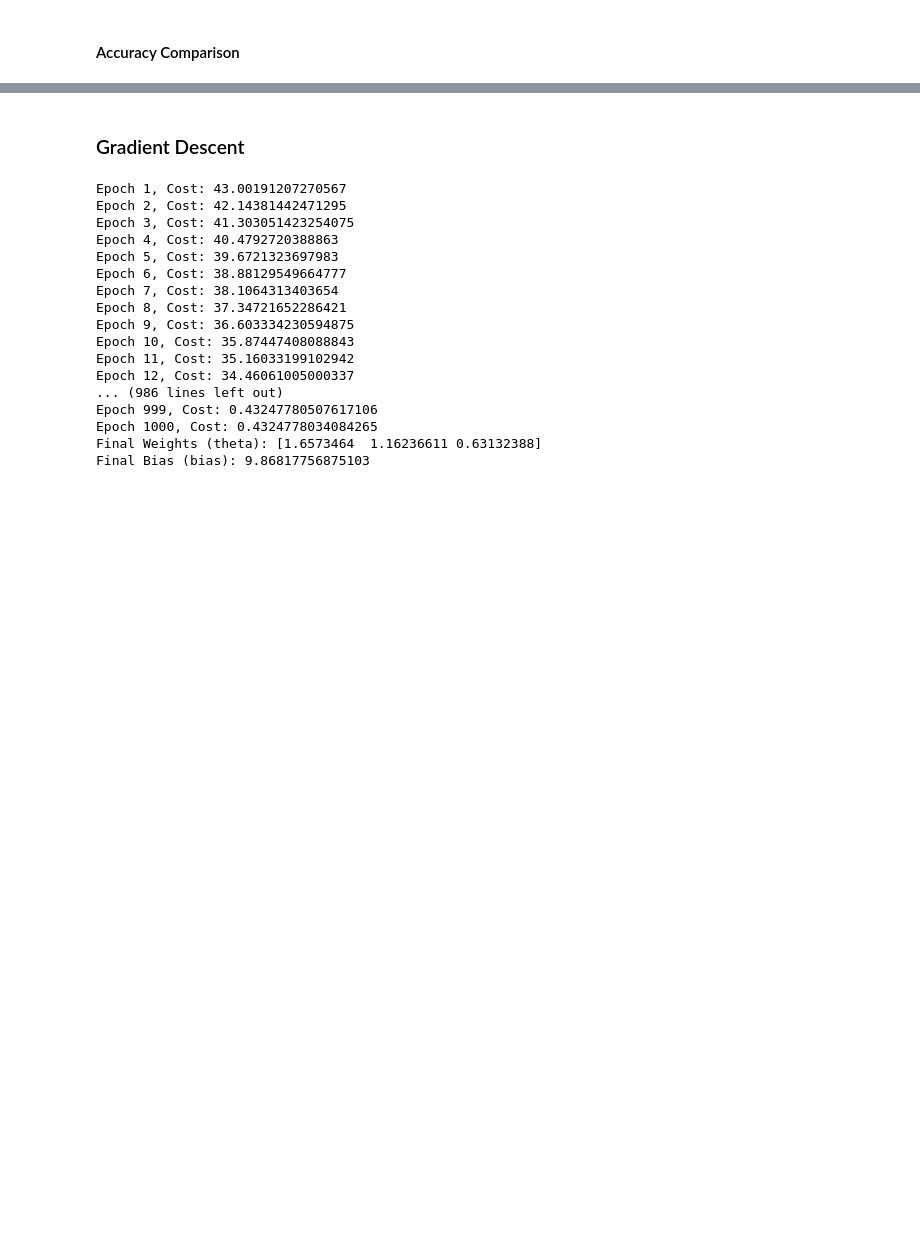
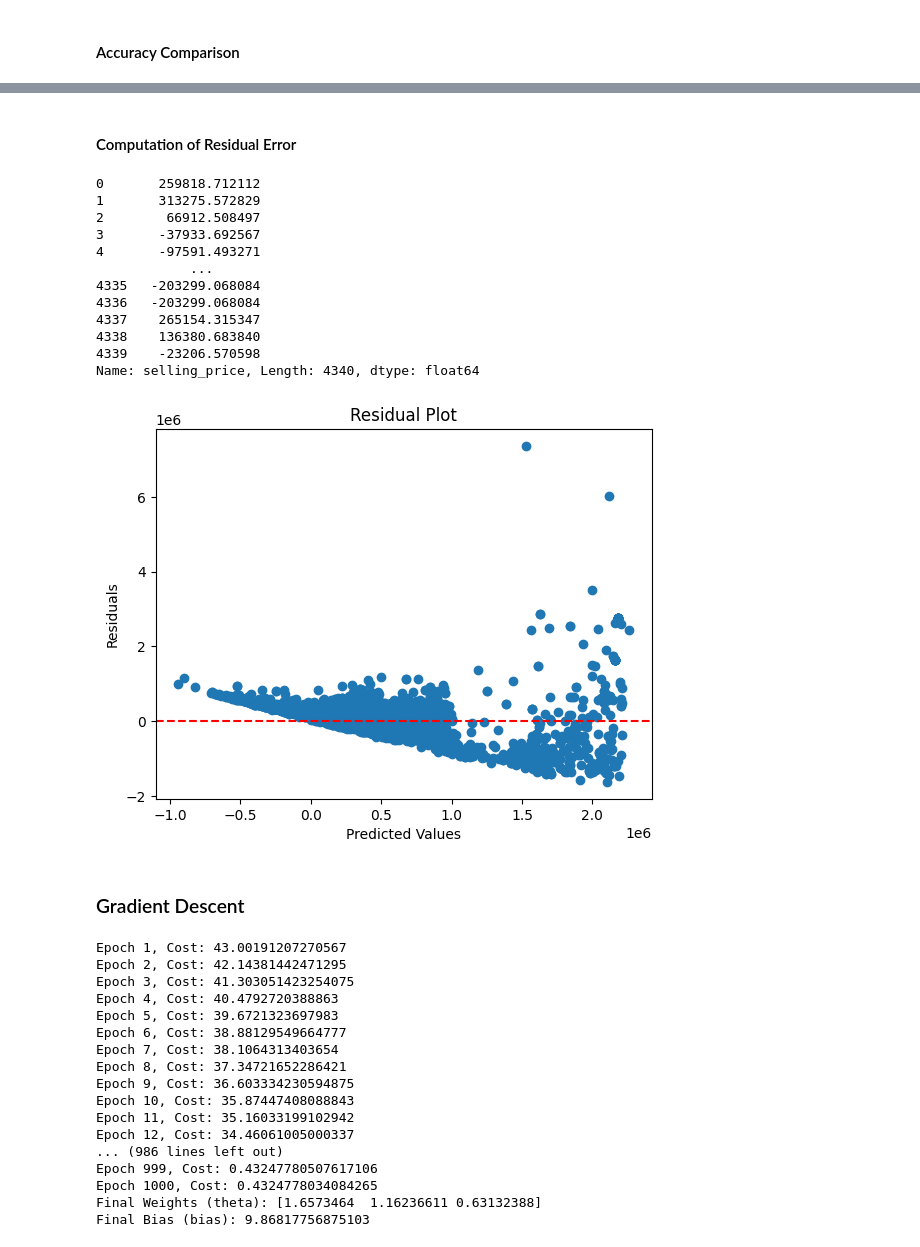
Before and after one commit to yahiaehab10/Used-Cars-Price-Prediction, a Jupyter notebook: usedCarsPricePrediction.ipynb, the cells around one changed output, grey strips where cells are left out. Drawn from its saved outputs; the diff is of its cells as text; code cells hidden in the pictures; blank space fills up the shorter version.

```diff
--- a/usedCarsPricePrediction.ipynb
+++ b/usedCarsPricePrediction.ipynb
@@ -199,3 +175,32 @@ MAE:  282071.3151055223
+# %% [markdown]
+#### Computation of Residual Error
+# %%
+residuals_LR = y_test - yPred_LR
+
+print(residuals_LR)
+
+#Plot the residuals using residual plot
+import matplotlib.pyplot as plt
+plt.scatter(yPred_LR, residuals_LR)
+plt.axhline(0, color='red', linestyle='dashed')
+plt.xlabel('Predicted Values')
+plt.ylabel('Residuals')
+plt.title('Residual Plot')
+plt.show()
+# %% [output]
+0       259818.712112
+1       313275.572829
+2        66912.508497
+3       -37933.692567
+4       -97591.493271
+            ...
+4335   -203299.068084
+4336   -203299.068084
+4337    265154.315347
+4338    136380.683840
+4339    -23206.570598
+Name: selling_price, Length: 4340, dtype: float64
+[figure, added]
 # %% [markdown]
 ### Gradient Descent
 # %%
```
Also changed, not shown: parts of 21 cells of this notebook.
